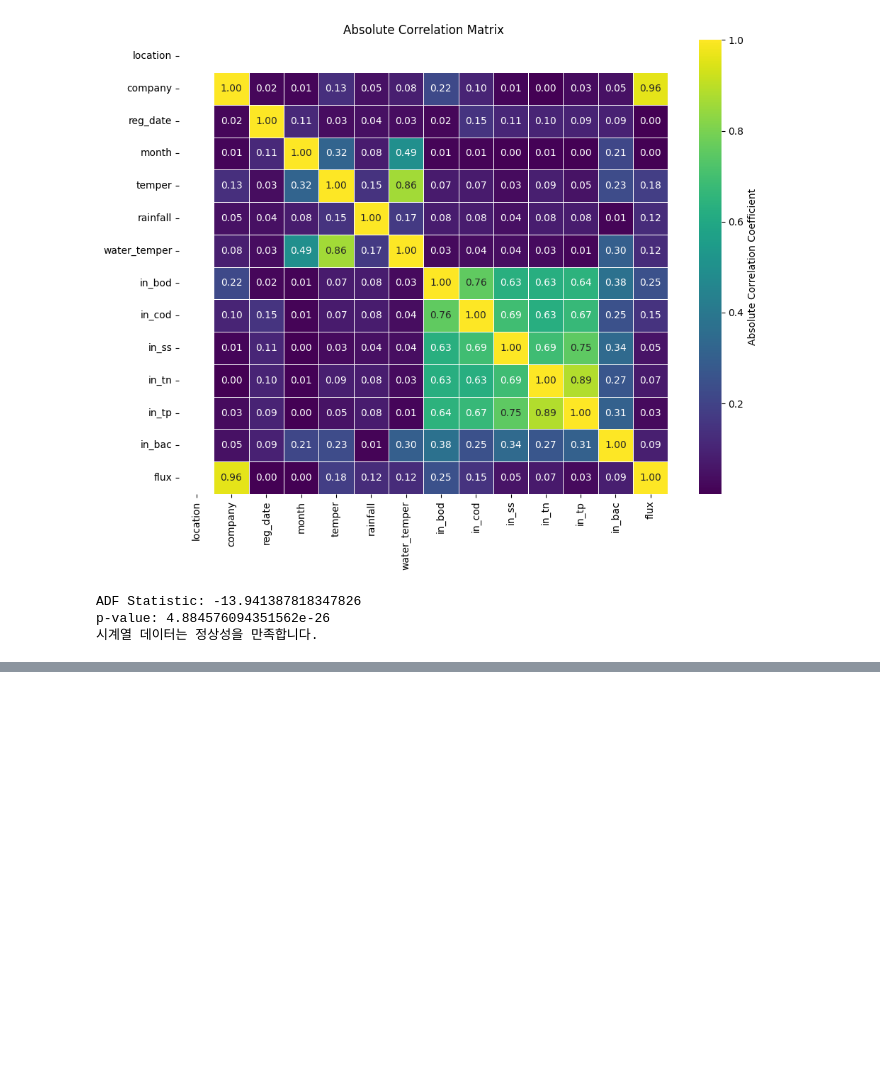
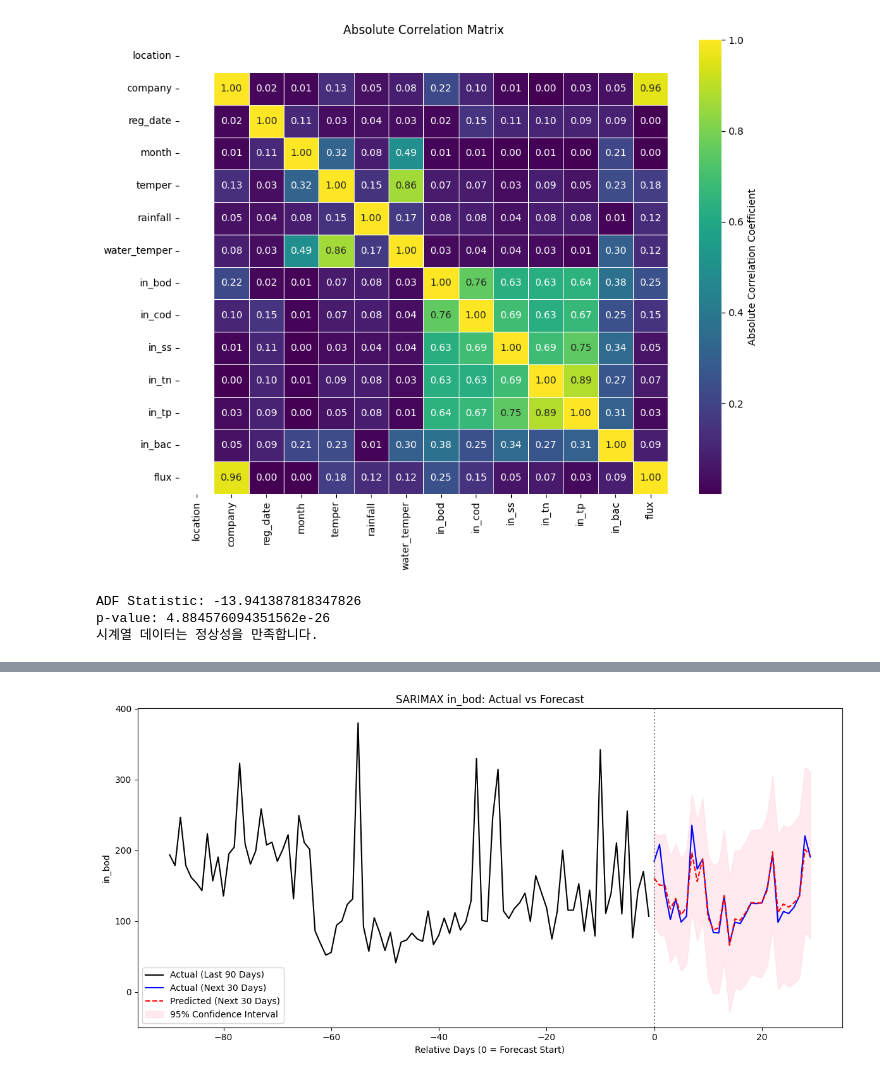
Before and after one commit to vpraise00/BOD_Prediction, a Jupyter notebook: conformal_prediction/predict.ipynb, the cells around one changed output, grey strips where cells are left out. Cells and saved outputs as stored; diff of their text form; code cells hidden in the pictures; blank space fills up the shorter version.

```diff
--- a/conformal_prediction/predict.ipynb
+++ b/conformal_prediction/predict.ipynb
@@ -206,0 +281,89 @@ p-value: 4.884576094351562e-26
+# %%
+# === 1) Forecast Preparation ===
+n_forecast    = 30
+exog_forecast = exog[-n_forecast:].copy()
+forecast_obj  = best_res.get_forecast(steps=n_forecast, exog=exog_forecast)
+y_pred        = forecast_obj.predicted_mean.values
+conf_int      = forecast_obj.conf_int(alpha=0.05).values
+y_true        = endog[-n_forecast:].values
+
+# === 2) 상대 x축 정의 ===
+#   - 지난 90일: -90 ~ -1
+#   - 예측/실제 다음 30일: 0 ~ 29
+h_past   = 90
+x_past   = np.arange(-h_past, 0)            # -90, -89, …, -1
+x_future = np.arange(0, n_forecast)         #  0,  1, …, 29
+
+# 실제 지난 90일
+past_values = endog.values[-(h_past + n_forecast) : -n_forecast]
+
+# === 3) 시각화 ===
+plt.figure(figsize=(12,6))
+
+# 3.1) Actual: Last 90 Days
+plt.plot(x_past, past_values, label='Actual (Last 90 Days)', color='black')
+
+# 3.2) Actual: Next 30 Days
+plt.plot(x_future, y_true, label='Actual (Next 30 Days)', color='blue')
+
+# 3.3) Predicted: Next 30 Days
+plt.plot(x_future, y_pred, label='Predicted (Next 30 Days)', color='red', linestyle='--')
+
+# 3.4) 95% Confidence Interval
+plt.fill_between(
+    x_future,
+    conf_int[:,0],
+    conf_int[:,1],
+    color='pink',
+    alpha=0.3,
+    label='95% Confidence Interval'
+)
+
+plt.axvline(0, color='gray', linestyle=':')  # 과거/미래 경계 표시
+plt.title('SARIMAX in_bod: Actual vs Forecast')
+plt.xlabel('Relative Days (0 = Forecast Start)')
+plt.ylabel('in_bod')
+plt.legend()
+plt.tight_layout()
+plt.show()
+
+# === 4) Evaluation Metrics ===
+mae  = mean_absolute_error(y_true, y_pred)
+mse  = mean_squared_error(y_true, y_pred)
+rmse = np.sqrt(mse)
+
+print("4) Evaluation Metrics:")
+print(f"   MAE : {mae:.3f}")
+print(f"   RMSE: {rmse:.3f}")
+
+# === 5) Residual Analysis ===
+residuals = best_res.resid.dropna()
+
+# 5.1) Residual Time Series
+plt.figure(figsize=(10,4))
+plt.plot(residuals.values, color='gray')
+plt.title('5.1) Residual Time Series')
+plt.xlabel('Observation Index')
+plt.ylabel('Residual')
+plt.tight_layout()
+plt.show()
+
+# 5.2) Residual Distribution
+plt.figure(figsize=(6,4))
+sns.histplot(residuals, kde=True, bins=30, color='gray')
+plt.title('5.2) Residuals Distribution (Histogram + KDE)')
+plt.xlabel('Residual')
+plt.ylabel('Frequency')
+plt.tight_layout()
+plt.show()
+
+# 5.3) Residual Autocorrelation (ACF)
+plt.figure(figsize=(6,4))
+plot_acf(residuals, lags=30)
+plt.title('5.3) Residuals Autocorrelation (ACF, lag=30)')
+plt.xlabel('Lag')
+plt.ylabel('Autocorrelation')
+plt.tight_layout()
+plt.show()
+# %% [output]
+[figure, added]
```
Also changed, not shown: parts of 5 cells of this notebook.
